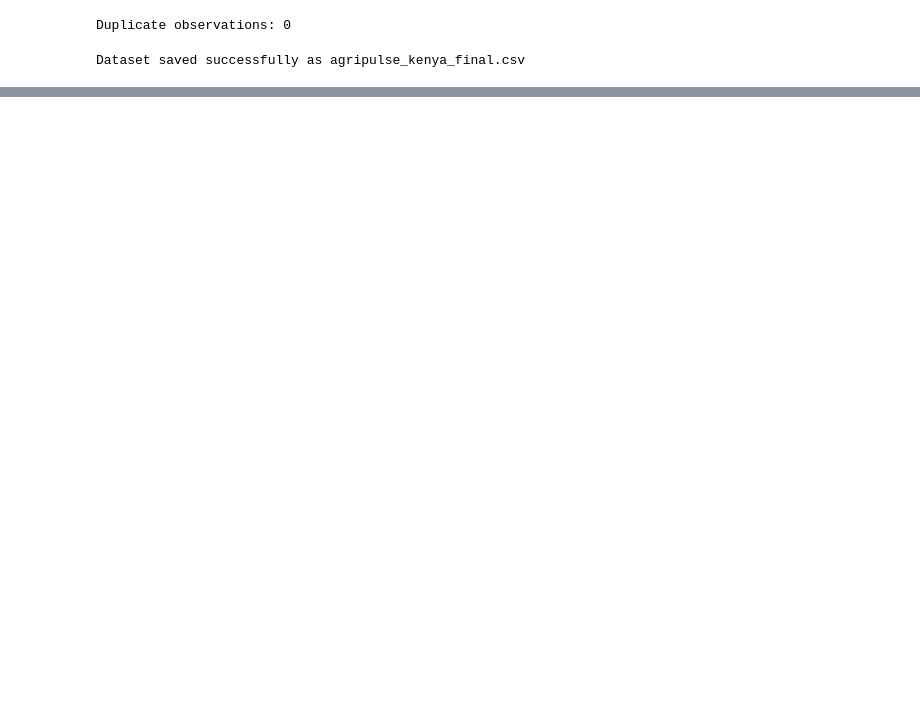
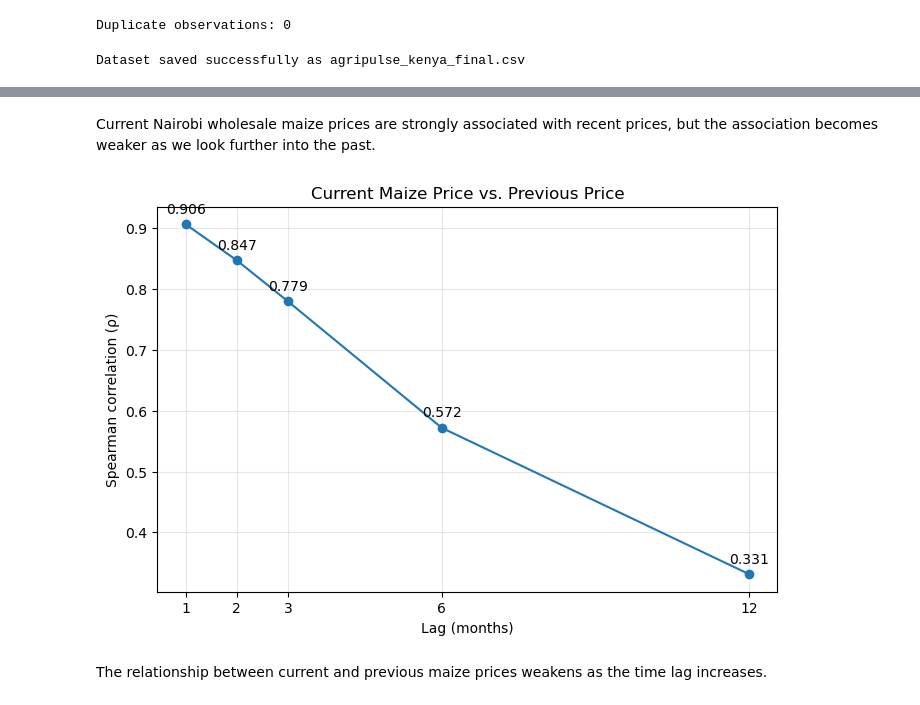
Before and after one commit to machange12/bei-smart, a Jupyter notebook: data/cleaned/Fews_net_fused.ipynb, the cells around one changed output, grey strips where cells are left out. Saved outputs shown, nothing was run; the diff lists cells and outputs as text; code cells hidden in the pictures; blank space fills up the shorter version.

```diff
--- a/data/cleaned/Fews_net_fused.ipynb
+++ b/data/cleaned/Fews_net_fused.ipynb
@@ -1867,3 +1866,6 @@ agripulse_final.to_csv(
 print("Dataset saved successfully as agripulse_kenya_final.csv")
 # %% [output]
 Dataset saved successfully as agripulse_kenya_final.csv
+# %%
+agric_df = pd.read_csv("agripulse_kenya_final.csv")
+agric_df.head
@@ -1869,0 +2085,17 @@ Dataset saved successfully as agripulse_kenya_final.csv
+# %%
+# Define the lag periods we want to investigate
+lags = [1, 2, 3, 6, 12]
+
+# Create price lags
+for lag in lags:
+    maize_nairobi_wholesale[f"price_lag{lag}"] = (
+        maize_nairobi_wholesale["price_per_kg"].shift(lag)
+    )
+
+# Create rainfall lags
+for lag in lags:
+    maize_nairobi_wholesale[f"rainfall_lag{lag}"] = (
+        maize_nairobi_wholesale["rainfall_mm"].shift(lag)
+    )
+
+maize_nairobi_wholesale.head(15)
@@ -1869,0 +2183,37 @@ Dataset saved successfully as agripulse_kenya_final.csv
+# %% [markdown]
+Current Nairobi wholesale maize prices are strongly associated with recent prices, but the association becomes weaker as we look further into the past.
+# %%
+import matplotlib.pyplot as plt
+
+plt.figure(figsize=(8, 5))
+
+plt.plot(
+    price_lag_results["lag_months"],
+    price_lag_results["spearman_rho"],
+    marker="o"
+)
+
+# Add correlation values to each point
+for x, y in zip(
+    price_lag_results["lag_months"],
+    price_lag_results["spearman_rho"]
+):
+    plt.annotate(
+        f"{y:.3f}",
+        (x, y),
+        xytext=(0, 8),
+        textcoords="offset points",
+        ha="center"
+    )
+
+plt.xlabel("Lag (months)")
+plt.ylabel("Spearman correlation (ρ)")
+plt.title("Current Maize Price vs. Previous Price")
+plt.xticks([1, 2, 3, 6, 12])
+plt.grid(True, alpha=0.3)
+
+plt.show()
+# %% [output]
+[figure, added]
+# %% [markdown]
+The relationship between current and previous maize prices weakens as the time lag increases.
```
Also changed, not shown: parts of 39 cells of this notebook.
